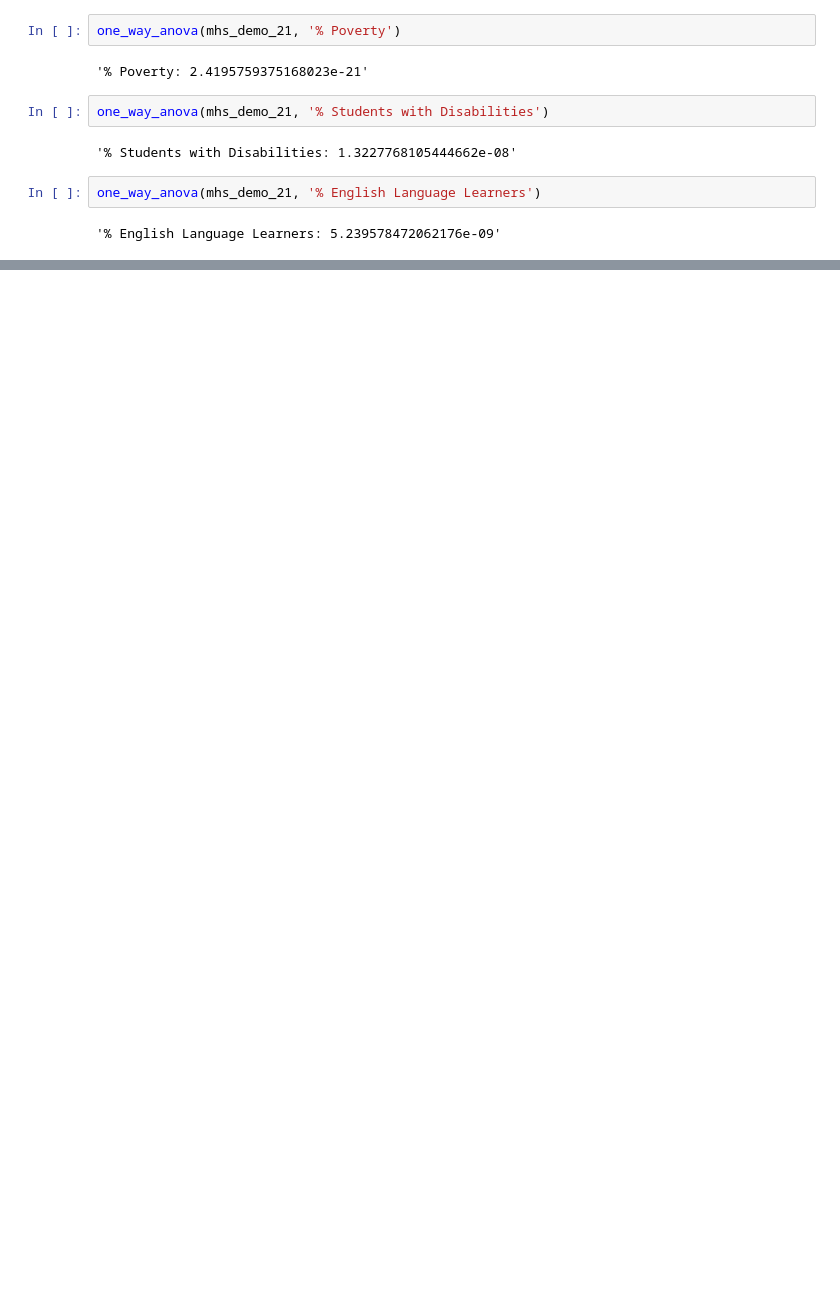
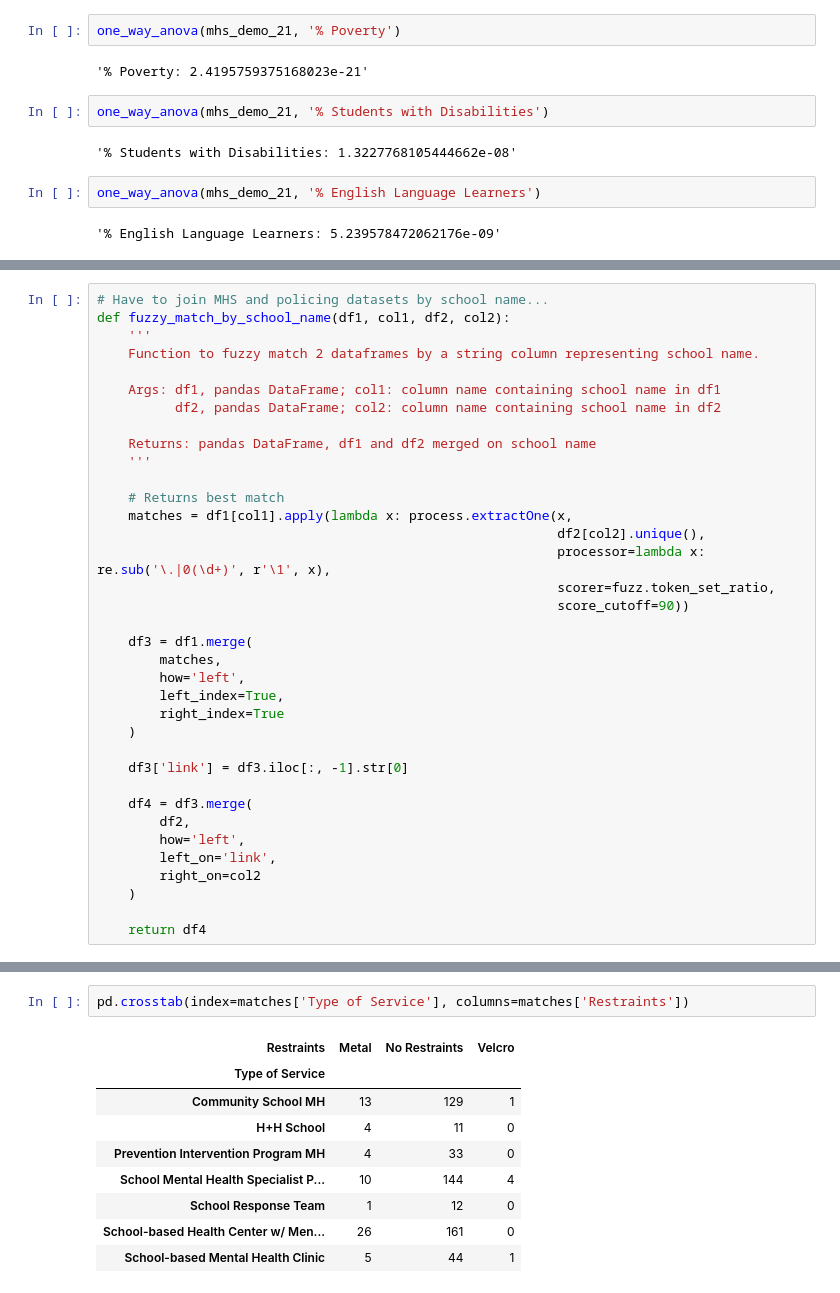
Before and after one commit to desmondbera/team-81, a Jupyter notebook: cleaning_notebooks/paul_notebooks/EDA_round_1.ipynb, the cells around one changed output, grey strips where cells are left out. Cells and saved outputs as stored; diff of their text form; blank space fills up the shorter version.

```diff
--- a/cleaning_notebooks/paul_notebooks/EDA_round_1.ipynb
+++ b/cleaning_notebooks/paul_notebooks/EDA_round_1.ipynb
@@ -180,0 +199,36 @@ mhs_demo_21.groupby('Type of Service')[['% Poverty', '% Students with Disabiliti
+# %%
+# Have to join MHS and policing datasets by school name...
+def fuzzy_match_by_school_name(df1, col1, df2, col2):
+    '''
+    Function to fuzzy match 2 dataframes by a string column representing school name.
+
+    Args: df1, pandas DataFrame; col1: column name containing school name in df1
+          df2, pandas DataFrame; col2: column name containing school name in df2
+
+    Returns: pandas DataFrame, df1 and df2 merged on school name
+    '''
+
+    # Returns best match
+    matches = df1[col1].apply(lambda x: process.extractOne(x,
+                                                           df2[col2].unique(),
+                                                           processor=lambda x: re.sub('\.|0(\d+)', r'\1', x),
+                                                           scorer=fuzz.token_set_ratio,
+                                                           score_cutoff=90))
+
+    df3 = df1.merge(
+        matches,
+        how='left',
+        left_index=True,
+        right_index=True
+    )
+
+    df3['link'] = df3.iloc[:, -1].str[0]
+
+    df4 = df3.merge(
+        df2,
+        how='left',
+        left_on='link',
+        right_on=col2
+    )
+
+    return df4
@@ -180,0 +248,12 @@ mhs_demo_21.groupby('Type of Service')[['% Poverty', '% Students with Disabiliti
+# %%
+pd.crosstab(index=matches['Type of Service'], columns=matches['Restraints'])
+# %% [output]
+| Restraints | Metal | No Restraints | Velcro |
+| Type of Service |  |  |  |
+| Community School MH | 13 | 129 | 1 |
+| H+H School | 4 | 11 | 0 |
+| Prevention Intervention Program MH | 4 | 33 | 0 |
+| School Mental Health Specialist P... | 10 | 144 | 4 |
+| School Response Team | 1 | 12 | 0 |
+| School-based Health Center w/ Men... | 26 | 161 | 0 |
+| School-based Mental Health Clinic | 5 | 44 | 1 |
```
Also changed, not shown: parts of 20 cells of this notebook, 1 other file.
